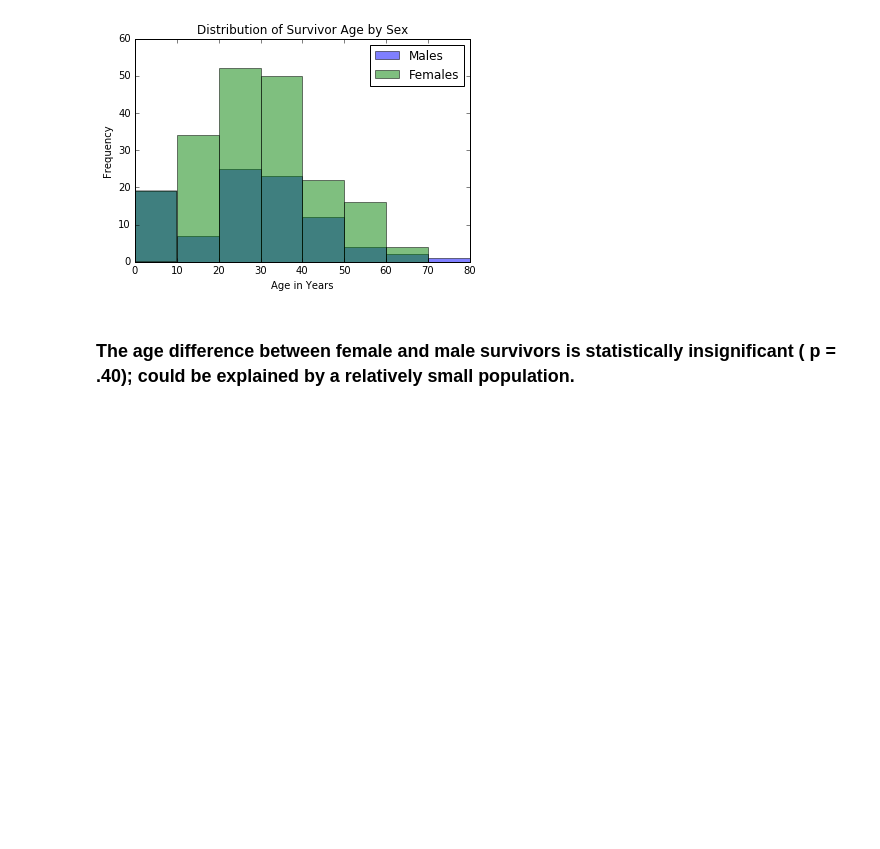
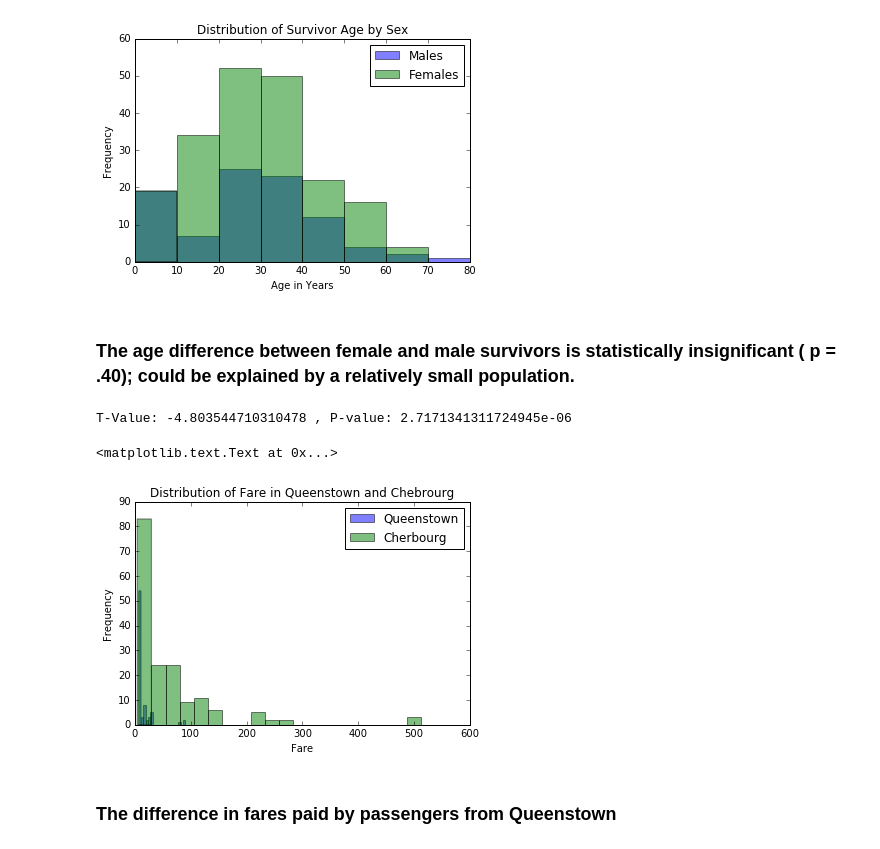
Before and after one commit to tesmonrd/statistics-ex, a Jupyter notebook: stats-2.ipynb, the cells around one changed output. Cells and saved outputs as stored; diff of their text form; code cells hidden in the pictures; blank space fills up the shorter version.

```diff
--- a/stats-2.ipynb
+++ b/stats-2.ipynb
@@ -91,3 +91,20 @@ T-Value: 0.8351170125126802 , P-value: 0.40434406202205564
 [figure]
 # %% [markdown]
 ### The age difference between female and male survivors is statistically insignificant ( p = .40); could be explained by a relatively small population.
+# %%
+qnt = df[(df.Port == 3)]['Fare']
+cher = df[(df.Port == 1)]['Fare']
+t_stat, p_stat = ttest_ind(qnt, cher, nan_policy='omit')
+print("T-Value: {} , P-value: {}".format(t_stat, p_stat))
+plt.hist(qnt, bins=20, alpha=0.5, label="Queenstown")
+plt.hist(cher, bins=20, alpha=0.5, label="Cherbourg")
+plt.legend()
+plt.xlabel("Fare")
+plt.ylabel("Frequency")
+plt.title("Distribution of Fare in Queenstown and Chebrourg")
+# %% [output]
+T-Value: -4.803544710310478 , P-value: 2.7171341311724945e-06
+<matplotlib.text.Text at 0x...>
+[figure, added]
+# %% [markdown]
+### The difference in fares paid by passengers from Queenstown
```
